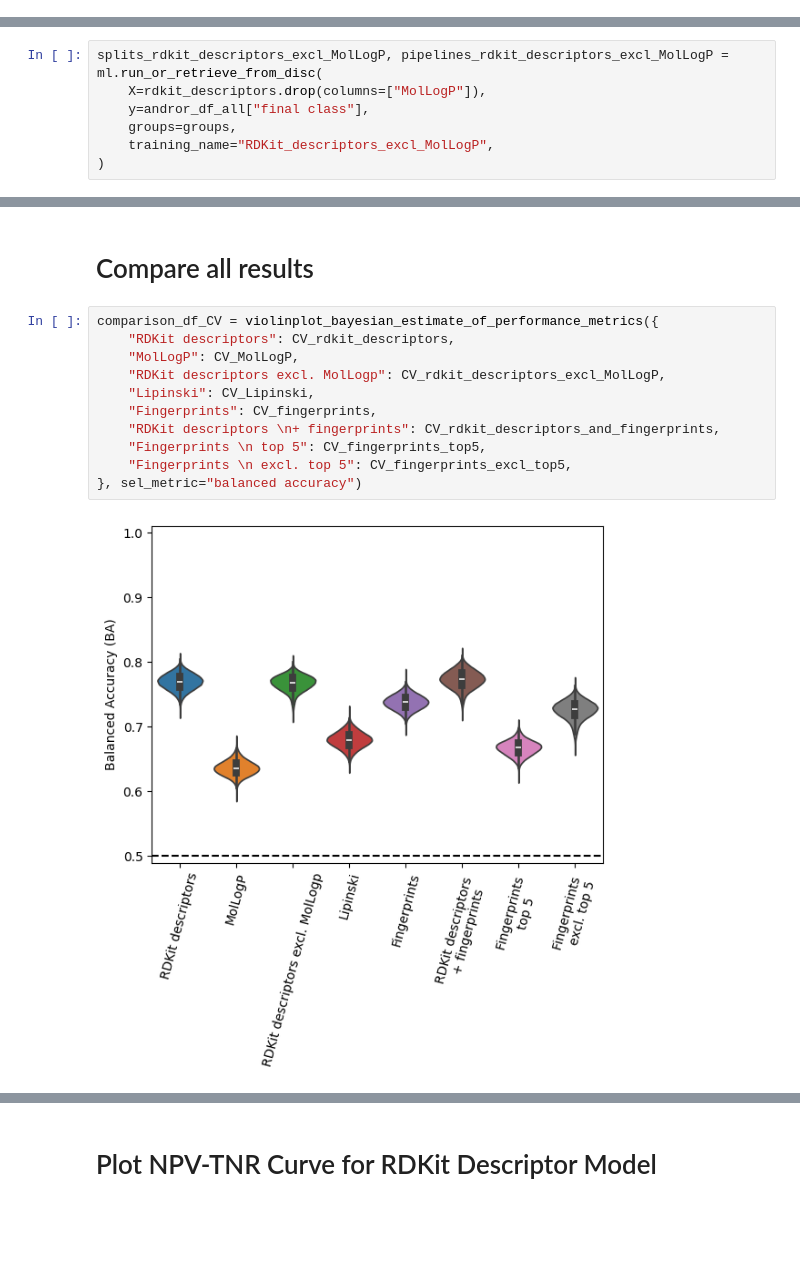
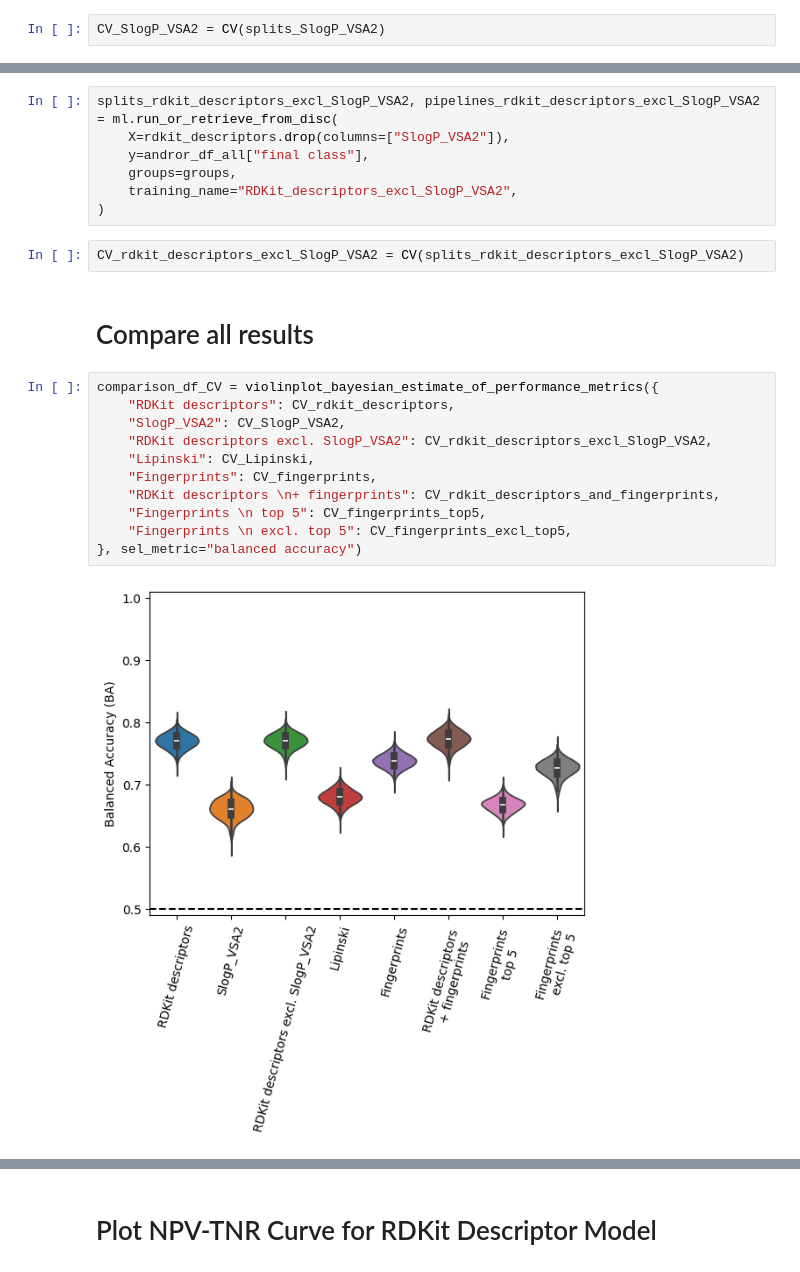
Before and after one commit to niklastoetsch/CS-SMol-AndroR-model-publication, a Jupyter notebook: comparison_for_different_feature_spaces.ipynb, the cells around one changed output, grey strips where cells are left out. Cells and saved outputs as stored; diff of their text form; blank space fills up the shorter version.

Commit message:
swap out MolLogP for SlogP_VSA2

```diff
--- a/comparison_for_different_feature_spaces.ipynb
+++ b/comparison_for_different_feature_spaces.ipynb
@@ -134 +132,3 @@ CV_MolLogP = CV(splits_MolLogP)
+# %%
+CV_SlogP_VSA2 = CV(splits_SlogP_VSA2)
 # %% [markdown]
@@ -136,7 +135,0 @@ CV_MolLogP = CV(splits_MolLogP)
-# %%
-splits_rdkit_descriptors_excl_MolLogP, pipelines_rdkit_descriptors_excl_MolLogP = ml.run_or_retrieve_from_disc(
-    X=rdkit_descriptors.drop(columns=["MolLogP"]),
-    y=andror_df_all["final class"],
-    groups=groups,
-    training_name="RDKit_descriptors_excl_MolLogP",
-)
@@ -145,15 +136,24 @@ CV_rdkit_descriptors_excl_MolLogP = CV(splits_rdkit_descriptors_excl_MolLogP)
+# %%
+splits_rdkit_descriptors_excl_SlogP_VSA2, pipelines_rdkit_descriptors_excl_SlogP_VSA2 = ml.run_or_retrieve_from_disc(
+    X=rdkit_descriptors.drop(columns=["SlogP_VSA2"]),
+    y=andror_df_all["final class"],
+    groups=groups,
+    training_name="RDKit_descriptors_excl_SlogP_VSA2",
+)
+# %%
+CV_rdkit_descriptors_excl_SlogP_VSA2 = CV(splits_rdkit_descriptors_excl_SlogP_VSA2)
 # %% [markdown]
 # Compare all results
 # %%
 comparison_df_CV = violinplot_bayesian_estimate_of_performance_metrics({
     "RDKit descriptors": CV_rdkit_descriptors,
-    "MolLogP": CV_MolLogP,
-    "RDKit descriptors excl. MolLogp": CV_rdkit_descriptors_excl_MolLogP,
+    "SlogP_VSA2": CV_SlogP_VSA2,
+    "RDKit descriptors excl. SlogP_VSA2": CV_rdkit_descriptors_excl_SlogP_VSA2,
     "Lipinski": CV_Lipinski,
     "Fingerprints": CV_fingerprints,
     "RDKit descriptors \n+ fingerprints": CV_rdkit_descriptors_and_fingerprints,
     "Fingerprints \n top 5": CV_fingerprints_top5,
     "Fingerprints \n excl. top 5": CV_fingerprints_excl_top5,
 }, sel_metric="balanced accuracy")
 # %% [output]
-[figure, old version]
+[figure, new version]
```
Also changed, not shown: parts of 9 cells of this notebook.
